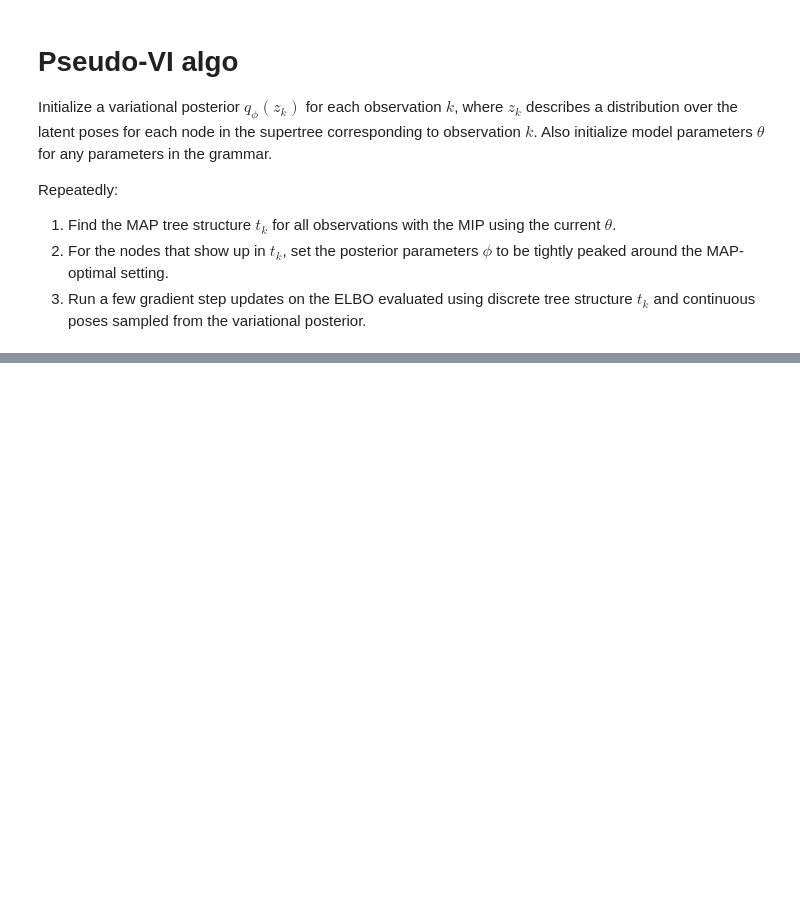
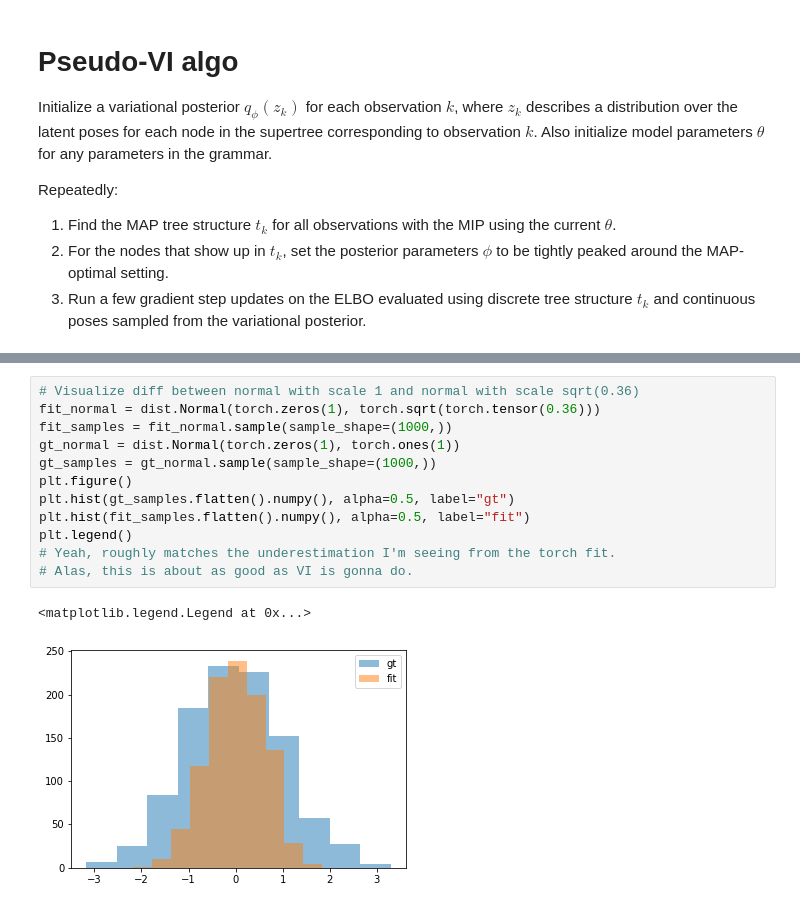
Before and after one commit to gizatt/spatial_scene_grammars, a Jupyter notebook: spatial_scene_grammars_examples/planar_fixed_structure/parameter_fitting_vi.ipynb, the cells around one changed output, grey strips where cells are left out. Drawn from its saved outputs; the diff is of its cells as text; blank space fills up the shorter version.

```diff
--- a/spatial_scene_grammars_examples/planar_fixed_structure/parameter_fitting_vi.ipynb
+++ b/spatial_scene_grammars_examples/planar_fixed_structure/parameter_fitting_vi.ipynb
@@ -253,0 +256,15 @@ plot_posterior_params(svi)
+# %%
+# Visualize diff between normal with scale 1 and normal with scale sqrt(0.36)
+fit_normal = dist.Normal(torch.zeros(1), torch.sqrt(torch.tensor(0.36)))
+fit_samples = fit_normal.sample(sample_shape=(1000,))
+gt_normal = dist.Normal(torch.zeros(1), torch.ones(1))
+gt_samples = gt_normal.sample(sample_shape=(1000,))
+plt.figure()
+plt.hist(gt_samples.flatten().numpy(), alpha=0.5, label="gt")
+plt.hist(fit_samples.flatten().numpy(), alpha=0.5, label="fit")
+plt.legend()
+# Yeah, roughly matches the underestimation I'm seeing from the torch fit.
+# Alas, this is about as good as VI is gonna do.
+# %% [output]
+<matplotlib.legend.Legend at 0x...>
+[figure, added]
```
Also changed, not shown: parts of 5 cells of this notebook, 4 other files.
